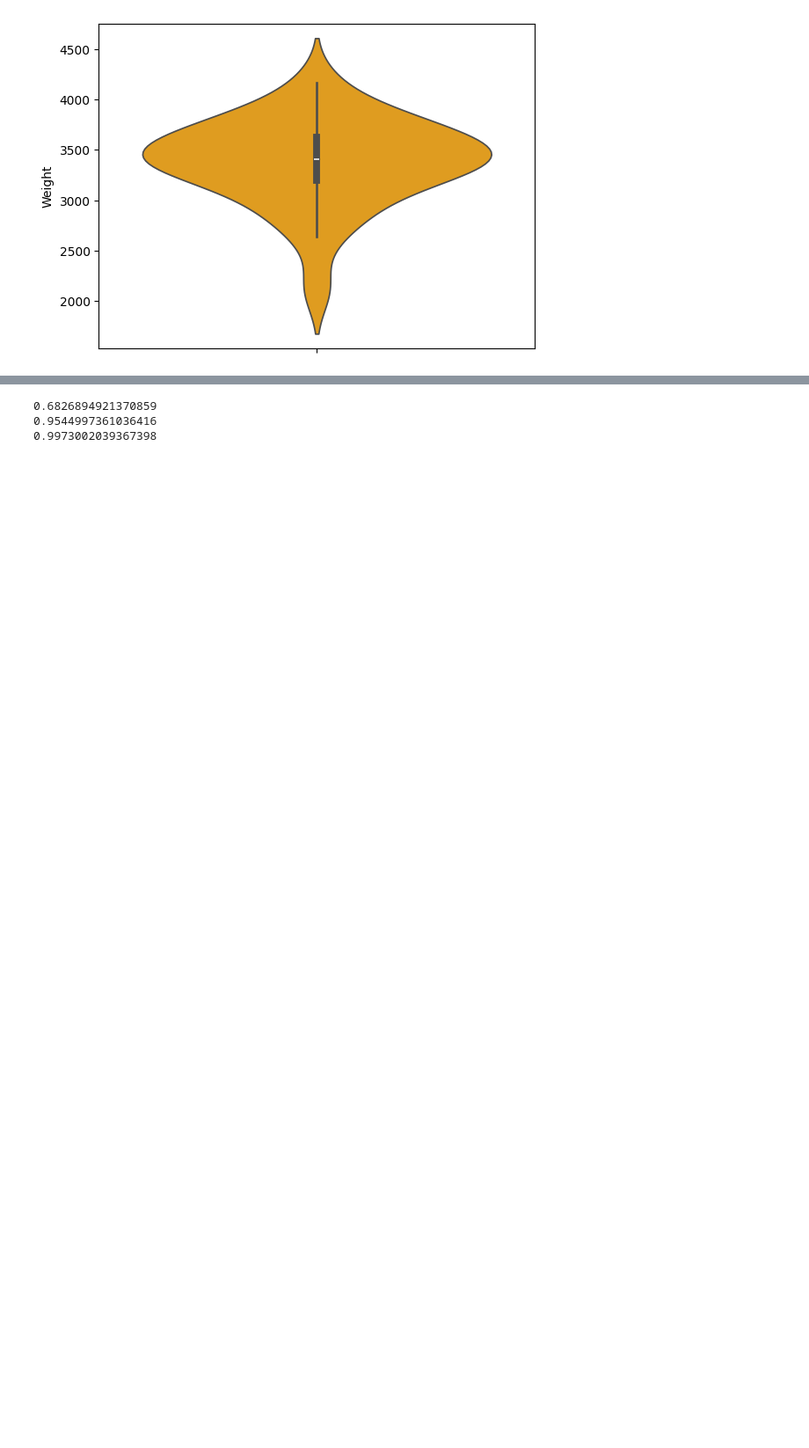
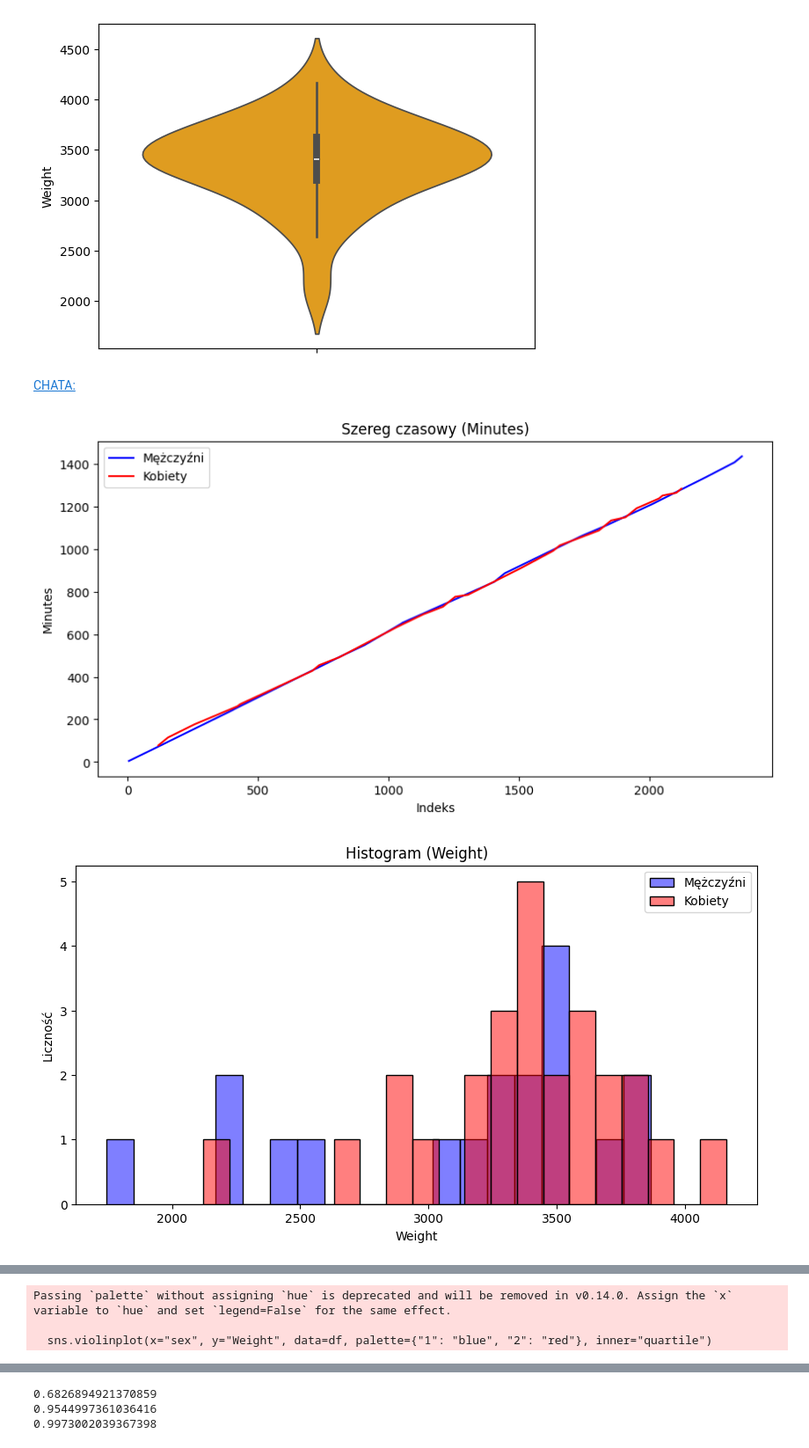
Before and after one commit to Pawel320/PSI_files, a Jupyter notebook: AD_Z02_numy_pandas.ipynb, the cells around one changed output, grey strips where cells are left out. Shown at 88% size. Cells and saved outputs as stored; diff of their text form; code cells hidden in the pictures; blank space fills up the shorter version.

```diff
--- a/AD_Z02_numy_pandas.ipynb
+++ b/AD_Z02_numy_pandas.ipynb
@@ -1958,3 +2119,72 @@ plt.show()
 # %% [output]
 [figure]
 [figure]
+# %% [markdown]
+<CHATA:>
+# %%
+import pandas as pd
+import matplotlib.pyplot as plt
+import seaborn as sns
+
+# Podział na grupy według płci (1 - Mężczyźni, 2 - Kobiety)
+male = df[df["sex"] == 1]
+female = df[df["sex"] == 2]
+
+# 1. Wykres w kształcie szeregu czasowego (dla Minutes)
+plt.figure(figsize=(10, 5))
+sns.lineplot(x=male.index, y=male["Minutes"], label="Mężczyźni", color="blue")
+sns.lineplot(x=female.index, y=female["Minutes"], label="Kobiety", color="red")
+plt.title("Szereg czasowy (Minutes)")
+plt.xlabel("Indeks")
+plt.ylabel("Minutes")
+plt.legend()
+plt.show()
+
+# 2. Histogramy (Weight)
+plt.figure(figsize=(10, 5))
+sns.histplot(male["Weight"], bins=20, color="blue", alpha=0.5, label="Mężczyźni")
+sns.histplot(female["Weight"], bins=20, color="red", alpha=0.5, label="Kobiety")
+plt.title("Histogram (Weight)")
+plt.xlabel("Weight")
+plt.ylabel("Liczność")
+plt.legend()
+plt.show()
+
+# 3. Estymacja gęstości (Weight)
+plt.figure(figsize=(10, 5))
+sns.kdeplot(male["Weight"], label="Mężczyźni", color="blue", fill=True)
+sns.kdeplot(female["Weight"], label="Kobiety", color="red", fill=True)
+plt.title("Estymacja gęstości (Weight)")
+plt.xlabel("Weight")
+plt.ylabel("Gęstość")
+plt.legend()
+plt.show()
+
+# 4. Dystrybuanta empiryczna (Minutes)
+plt.figure(figsize=(10, 5))
+sns.ecdfplot(male["Minutes"], label="Mężczyźni", color="blue")
+sns.ecdfplot(female["Minutes"], label="Kobiety", color="red")
+plt.title("Dystrybuanta empiryczna (Minutes)")
+plt.xlabel("Minutes")
+plt.ylabel("Prawdopodobieństwo")
+plt.legend()
+plt.show()
+
+plt.figure(figsize=(10, 5))
+sns.boxplot(x="sex", y="Weight", data=df) # added  data=df
+plt.title("Wykres pudełkowy (Weight)")
+plt.xlabel("Płeć (1 - Mężczyźni, 2 - Kobiety)")
+plt.ylabel("Weight")
+plt.show()
+
+# 6. Wykresy skrzypcowe (Weight)
+plt.figure(figsize=(10, 5))
+sns.violinplot(x="sex", y="Weight", data=df, palette={"1": "blue", "2": "red"}, inner="quartile")
+# The keys in the palette dictionary should be strings '1' and '2' to match with the values in the 'sex' column.
+plt.title("Wykres skrzypcowy (Weight)")
+plt.xlabel("Płeć (1 - Mężczyźni, 2 - Kobiety)")
+plt.ylabel("Weight")
+plt.show()
+# %% [output]
+[figure, added]
+[figure, added]
@@ -1960,0 +2194,3 @@ plt.show()
+Passing `palette` without assigning `hue` is deprecated and will be removed in v0.14.0. Assign the `x` variable to `hue` and set `legend=False` for the same effect.
+
+  sns.violinplot(x="sex", y="Weight", data=df, palette={"1": "blue", "2": "red"}, inner="quartile")
```
Also changed, not shown: parts of 26 cells of this notebook.
